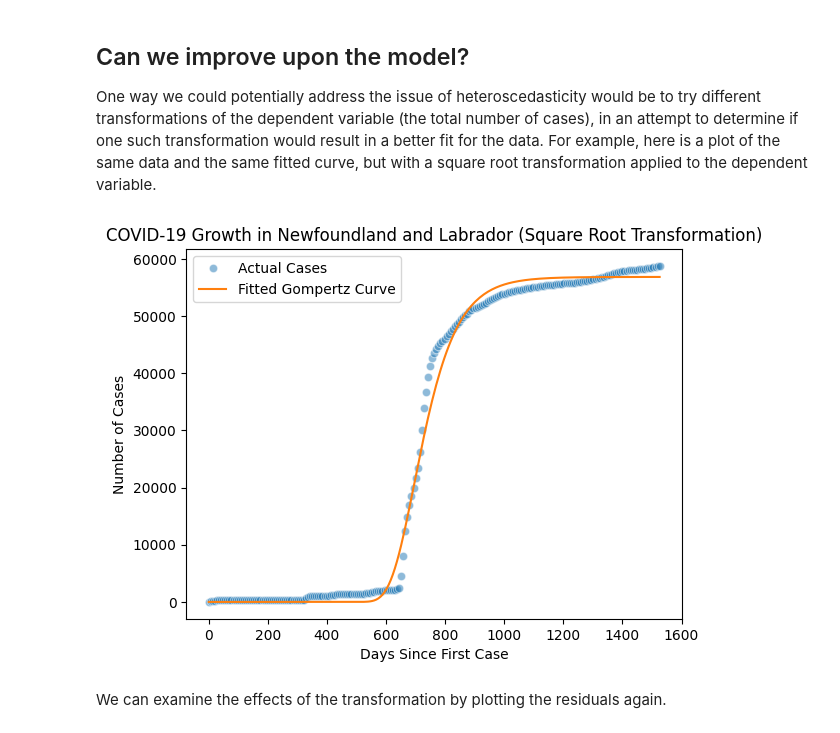
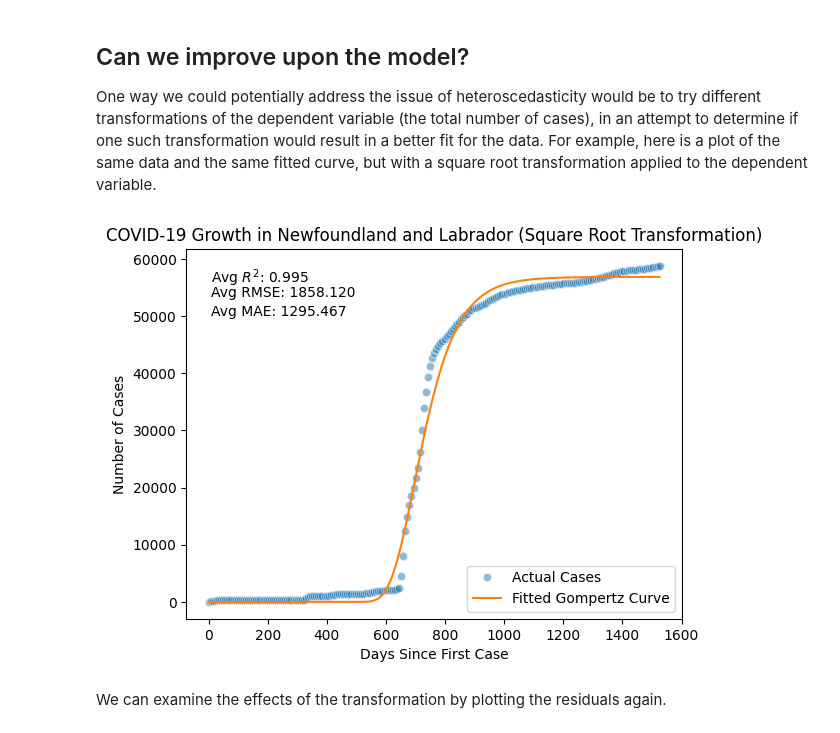
Before and after one commit to sa0v/COVID, a Jupyter notebook: COVID.ipynb, the cells around one changed output. Cells and saved outputs as stored; diff of their text form; code cells hidden in the pictures.

```diff
--- a/COVID.ipynb
+++ b/COVID.ipynb
@@ -378,38 +378,67 @@ There is a considerable variation in the spread of the residuals over time. The
 
 One way we could potentially address the issue of heteroscedasticity would be to try different transformations of the dependent variable (the total number of cases), in an attempt to determine if one such transformation would result in a better fit for the data. For example, here is a plot of the same data and the same fitted curve, but with a square root transformation applied to the dependent variable.
 # %%
+from sklearn.model_selection import KFold
+from sklearn.metrics import mean_squared_error, mean_absolute_error
+
 # Perform a square root transformation on the dependent variable.
 data['sqrt_totalcases'] = np.sqrt(data['totalcases'])
-
 data['days'] = (data['date'] - data['date'].min()).dt.days
 
-initial_guess = [np.sqrt(data['totalcases'].max()), 1, 0.01]
+# Initialize cross-validation and placeholders for metrics
+kf = KFold(n_splits=5, shuffle=True, random_state=42)
+r2_scores, rmse_scores, mae_scores = [], [], []
 
-params, covariance = curve_fit(gompertz, data['days'], data['sqrt_totalcases'], p0=initial_guess)
+# Cross-validation loop
+for train_index, test_index in kf.split(data):
+    train_data = data.iloc[train_index]
+    test_data = data.iloc[test_index].copy()  # Explicitly make a copy
 
-# Generate fitted values, then back-transform them.
+    # Fit the Gompertz model on the training set
+    initial_guess = [np.sqrt(train_data['totalcases'].max()), 1, 0.01]
+    params, _ = curve_fit(gompertz, train_data['days'], train_data['sqrt_totalcases'], p0=initial_guess)
+
+    # Predict on the test set
+    test_data['fitted_sqrt_cases'] = gompertz(test_data['days'], *params)
+    test_data['fitted_cases'] = test_data['fitted_sqrt_cases']**2
+
+    # Calculate residuals
+    test_data['residuals'] = test_data['totalcases'] - test_data['fitted_cases']
+
+    # Calculate metrics
+    ss_total = np.sum((test_data['totalcases'] - np.mean(test_data['totalcases']))**2)
+    ss_residual = np.sum(test_data['residuals']**2)
+    r2_scores.append(1 - (ss_residual / ss_total))
+    rmse_scores.append(np.sqrt(mean_squared_error(test_data['totalcases'], test_data['fitted_cases'])))
+    mae_scores.append(mean_absolute_error(test_data['totalcases'], test_data['fitted_cases']))
+
+# Aggregate metrics
+avg_r2 = np.mean(r2_scores)
+avg_rmse = np.mean(rmse_scores)
+avg_mae = np.mean(mae_scores)
+
+# Fit model on the entire dataset for visualization
+params, _ = curve_fit(gompertz, data['days'], data['sqrt_totalcases'], p0=initial_guess)
 data['fitted_sqrt_cases'] = gompertz(data['days'], *params)
 data['fitted_cases'] = data['fitted_sqrt_cases']**2
 
-data['residuals'] = data['totalcases'] - data['fitted_cases']
-
-# Calculate summary statistics.
-ss_total = np.sum((data['totalcases'] - np.mean(data['totalcases']))**2)
-ss_residual = np.sum(residuals**2)
-r_squared = 1 - (ss_residual / ss_total)
-rmse = np.sqrt(mean_squared_error(data['totalcases'], data['fitted_cases']))
-mae = mean_absolute_error(data['totalcases'], data['fitted_cases'])
-
+# Plot the data and the fitted curve.
 sns.lineplot(x=data['days'], y=data['totalcases'], label='Actual Cases', color='tab:blue', marker='o', linestyle='None', alpha=0.5)
 sns.lineplot(x=data['days'], y=data['fitted_cases'], label='Fitted Gompertz Curve', color='tab:orange')
 plt.title("COVID-19 Growth in Newfoundland and Labrador (Square Root Transformation)")
 plt.xlabel("Days Since First Case")
 plt.ylabel("Number of Cases")
+
+# Add summary statistics as text elements to the plot.
+plt.text(x=0.05, y=0.95, s=f"Avg $R^2$: {avg_r2:.3f}", transform=plt.gca().transAxes, fontsize=10, verticalalignment='top')
+plt.text(x=0.05, y=0.90, s=f"Avg RMSE: {avg_rmse:.3f}", transform=plt.gca().transAxes, fontsize=10, verticalalignment='top')
+plt.text(x=0.05, y=0.85, s=f"Avg MAE: {avg_mae:.3f}", transform=plt.gca().transAxes, fontsize=10, verticalalignment='top')
+
 plt.legend()
 plt.grid(False)
 plt.show()
 # %% [output]
-[figure, old version]
+[figure, new version]
 # %% [markdown]
 We can examine the effects of the transformation by plotting the residuals again.
 # %%
```
